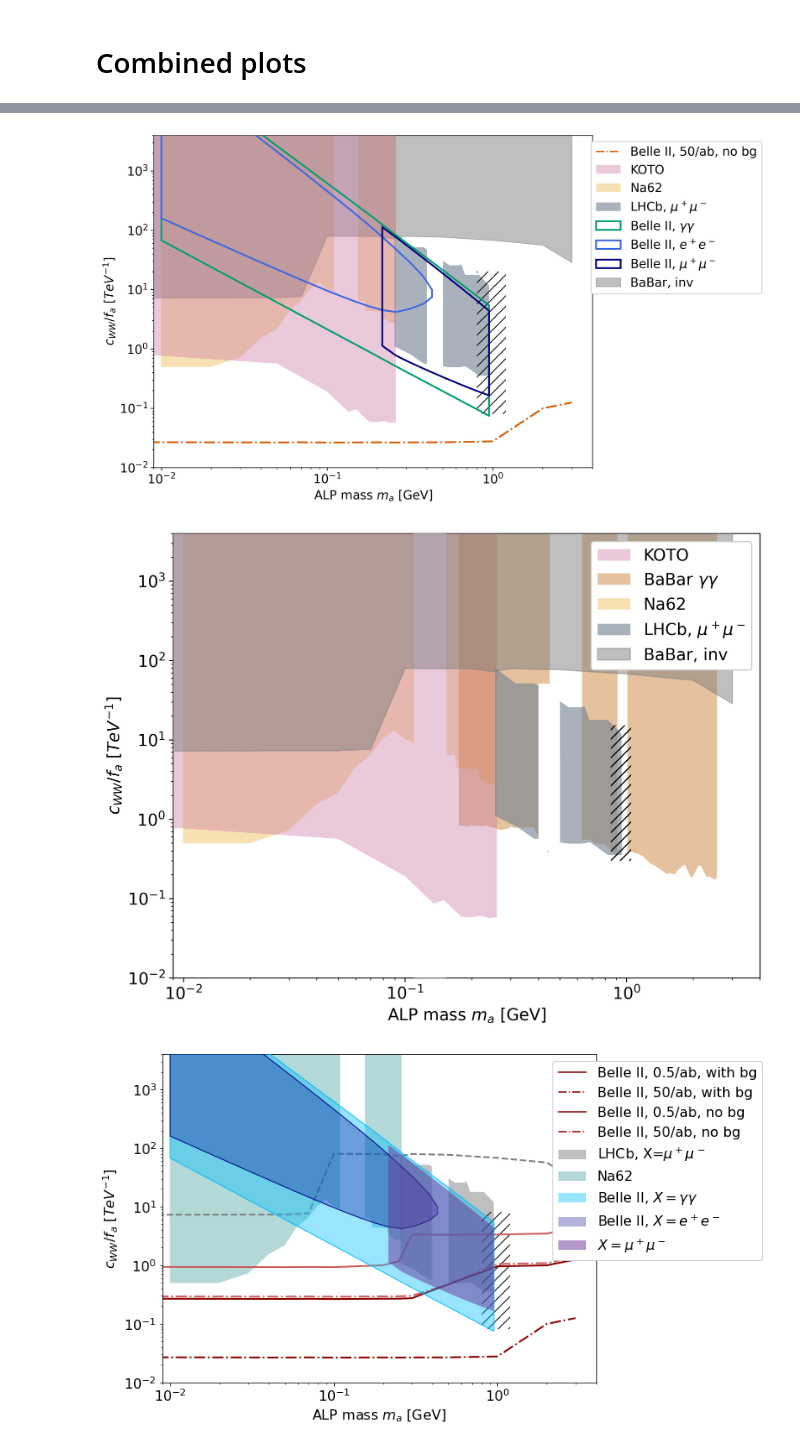
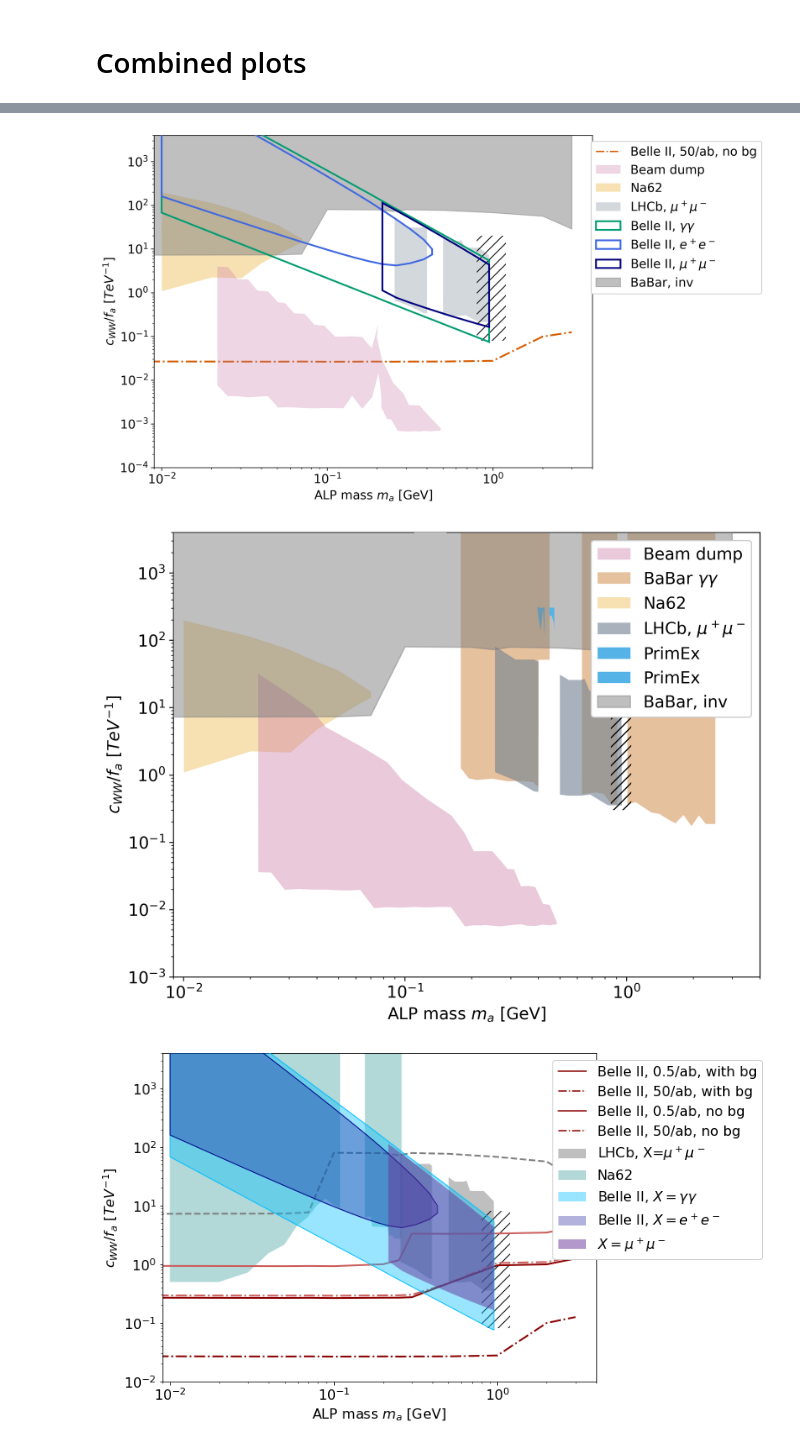
Before and after one commit to anasthesia/alps-BelleII, a Jupyter notebook: python/alps-plots.ipynb, the cells around one changed output, grey strips where cells are left out. Drawn from its saved outputs; the diff is of its cells as text; code cells hidden in the pictures.

```diff
--- a/python/alps-plots.ipynb
+++ b/python/alps-plots.ipynb
@@ -75,6 +81,15 @@ Na62BoundscWW = genfromtxt('output/Na62_cWW.dat', delimiter='\t')
 # %%
 KOTOBoundscff = genfromtxt('output/KOTO_cff.dat', delimiter='\t')
 KOTOBoundscWW = genfromtxt('output/KOTO_cWW.dat', delimiter='\t')
+# %%
+PrimEXBoundscff1 = genfromtxt('output/PrimEx_cff_1.dat', delimiter='\t')
+PrimEXBoundscff2 = genfromtxt('output/PrimEx_cff_2.dat', delimiter='\t')
+
+PrimEXBoundscWW1 = genfromtxt('output/PrimEx_cWW_1.dat', delimiter='\t')
+PrimEXBoundscWW2 = genfromtxt('output/PrimEx_cWW_2.dat', delimiter='\t')
+# %%
+BeamDumpBoundscff = genfromtxt('output/NuCal-CHARM-E137_cff.dat', delimiter='\t')
+BeamDumpBoundscWW = genfromtxt('output/NuCal-CHARM-E137_cWW.dat', delimiter='\t')
 # %%
 BaBargammagammaBoundscff = genfromtxt('output/BaBar-gammagamma_cff.dat', delimiter='\t')
 BaBargammagammaBoundscWW = genfromtxt('output/BaBar-gammagamma_cWW.dat', delimiter='\t')
@@ -159,8 +174,9 @@ colours(0.5)
 colorBaBar="grey"
 colorLHCb="slategrey"
 colorNa62=colours(1)[4]#"teal"
-colorKOTO=colours(1)[6]
+colorBeamDump=colours(1)[6]
 colorBaBargammagamma="peru"#colours(1)[3]
+colorPrimEx=colours(1)[1]
 
 colorBelleIIinvNobkg=colours(1)[5]
 colorBelleIIinvWithbkg="peru"
@@ -183,7 +199,7 @@ def stackBounds(xarray,arrSmattToLarge,arrLargeToSmall):
 
     return np.vstack([combinedx,combinedy]).T
 # %%
-def plotGen(inputarray,lineScatterFillORPolygon,color,linewidthORmarkersize,maCut=None,*args,**kwargs):
+def plotGen(inputarray,lineScatterFillORPolygon,color,linewidthORmarkersize,maCut=None,rescale=1,*args,**kwargs):
 
     if (maCut is not None):
         cut=inputarray[:,0]<maCut
@@ -201,12 +217,12 @@ def plotGen(inputarray,lineScatterFillORPolygon,color,linewidthORmarkersize,maCu
         alphaPoly=args[0]
 
     if (lineScatterFillORPolygon=="polygon"):
-        ax.fill(data[:,0],data[:,1], color=color, alpha=1,**kwargs)
+        ax.fill(data[:,0],data[:,1]*rescale, color=color, alpha=1,**kwargs)
     if (lineScatterFillORPolygon=="oppacpolygon"):
-        ax.fill(data[:,0],data[:,1], facecolor=color,alpha=alphaPoly,\
+        ax.fill(data[:,0],data[:,1]*rescale, facecolor=color,alpha=alphaPoly,\
                 edgecolor=color,linewidth=linewidthORmarkersize,**kwargs)
     if (lineScatterFillORPolygon=="nonfilledpolygon"):
-        ax.fill(data[:,0],data[:,1], facecolor="none", edgecolor=color,\
+        ax.fill(data[:,0],data[:,1]*rescale, facecolor="none", edgecolor=color,\
                 linewidth=linewidthORmarkersize, linestyle='-',**kwargs)
 
 def plotAllowed(inputfile,x,y,z,zfixed):
@@ -498,7 +488,7 @@ plt.savefig('plots/Bounds-existing-cff.png', dpi=300, bbox_inches='tight')
 # %%
 fig, ax = plt.subplots(figsize=(9, 7))
 
-plotGen(KOTOBoundscWW,"oppacpolygon",colorKOTO,0,0.5,0.4, label='KOTO',zorder=3)
+plotGen(BeamDumpBoundscff,"oppacpolygon",colorBeamDump,0,0.5,0.4, label='Beam dump',zorder=3)
 
 plotGen(Na62BoundscWW,"oppacpolygon",colorNa62,0,1, label='Na62')
 plotCutOutRegions(cutoutRegionsNa62,0.05,0.2,10**-2,10**5,2,color="white")
@@ -553,7 +543,7 @@ ax.set_ylabel('$c_{WW}/f_a\ [TeV^{-1}]$')
 ax.set_xscale('log')
 ax.set_yscale('log')
 ax.set_xlim(9*10**-3, 4)
-ax.set_ylim(10**-2, 4*10**3)
+ax.set_ylim(10**-4, 4*10**3)
 
 handles, labels = ax.get_legend_handles_labels()
 babar= mlines.Line2D([], [], color='grey', linestyle='--',
@@ -578,11 +568,11 @@ ax.legend(handles=handles, loc='upper right', bbox_to_anchor=(1.4, 1), framealph
 
 plt.savefig('plots/Bounds-projections-cWW.png', dpi=300, bbox_inches='tight')
 # %% [output]
-[figure, old version]
+[figure, new version]
 # %%
 fig, ax = plt.subplots(figsize=(9, 7))
 
-plotGen(KOTOBoundscWW,"oppacpolygon",colorKOTO,0,0.5,0.4, label='KOTO',zorder=3)
+plotGen(BeamDumpBoundscWW,"oppacpolygon",colorBeamDump,0,0.5,0.4, label='Beam dump',zorder=3)
 
 plotGen(BaBargammagammaBoundscWW,"oppacpolygon",colorBaBargammagamma,0,None,0.5,label='BaBar $\gamma \gamma$')
 plotCutOutRegions(cutoutRegionsBaBargammagamma,0.1,3,10**-5,10**5,2,color="white")
@@ -599,6 +589,9 @@ plotCutOutRegions(cutoutRegionsLHCb,0.3,5,0.4,\
 # ax.plot(BaBarBounds[:,0],BaBarBounds[:,1],c=colorBaBar, ls='--',lw=2)
 ax.fill_between(BaBarBounds[:,0], BaBarBounds[:,2], y2=10**4, color=colorBaBar,zorder=4,alpha=0.5,\
                label='BaBar, inv')
+
+plotGen(PrimEXBoundscWW1,"oppacpolygon",colorPrimEx,0,0.5,1, label='PrimEx',zorder=3)
+plotGen(PrimEXBoundscWW2,"oppacpolygon",colorPrimEx,0,0.5,1,label='PrimEx',zorder=5)
 
 # ax.plot(BellIIInvBounds05abWithbkg[:,0],BellIIInvBounds05abWithbkg[:,1],c=colorBelleIIinvWithbkg, ls='-',lw=2)
 # ax.plot(BellIIInvBounds50abWithbkg[:,0],BellIIInvBounds50abWithbkg[:,1],c=colorBelleIIinvWithbkg, ls='-.',lw=2)
@@ -635,35 +628,35 @@ ax.add_patch(p)
 
 ax.set_xlabel('ALP mass $m_a$ [GeV]')
 ax.set_ylabel('$c_{WW}/f_a\ [TeV^{-1}]$')
 ax.set_xscale('log')
 ax.set_yscale('log')
 ax.set_xlim(9*10**-3, 4)
-ax.set_ylim(10**-2, 4*10**3)
+ax.set_ylim(10**-3, 4*10**3)
 
 handles, labels = ax.get_legend_handles_labels()
 babar= mlines.Line2D([], [], color='grey', linestyle='--',
                           markersize=15, label='BaBar, X='+"ME")
 belleIIInv= mlines.Line2D([], [], color=colorBelleIIinvNobkg, linestyle='-',
                           markersize=15, label='Belle II, 0.5/ab, no bg')
 belleIIInv50= mlines.Line2D([], [], color=colorBelleIIinvNobkg, linestyle='-.',
                           markersize=15, label='Belle II, 50/ab, no bg')
 belleIIInvbg= mlines.Line2D([], [], color=colorBelleIIinvWithbkg, linestyle='-',
                           markersize=15, label='Belle II, 0.5/ab, with bg')
 belleIIInv50bg= mlines.Line2D([], [], color=colorBelleIIinvWithbkg, linestyle='-.',
                           markersize=15, label='Belle II, 50/ab, with bg')
 
 # handles.insert(0, belleIIInv50)
 # handles.insert(0, belleIIInv)
 # handles.insert(0, belleIIInv50bg)
 # handles.insert(0, belleIIInvbg)
 # handles.insert(0, babar)
 
 ax.legend(handles=handles, loc='upper right', framealpha=1)
 
 
 plt.savefig('plots/Bounds-existing-cWW.png', dpi=300, bbox_inches='tight')
 # %% [output]
-[figure, old version]
+[figure, new version]
 # %%
 fig, ax = plt.subplots(figsize=(9, 7))
 
```
Also changed, not shown: parts of 6 cells of this notebook, 4 other files.
